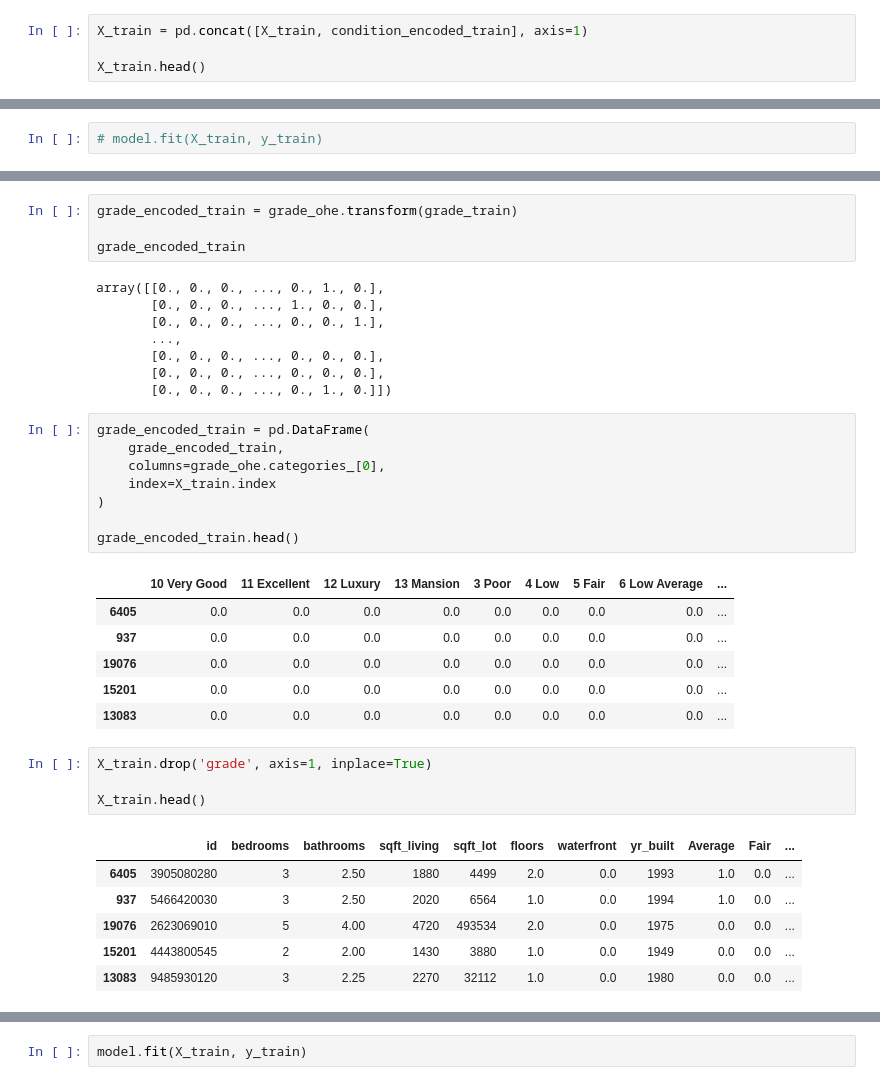
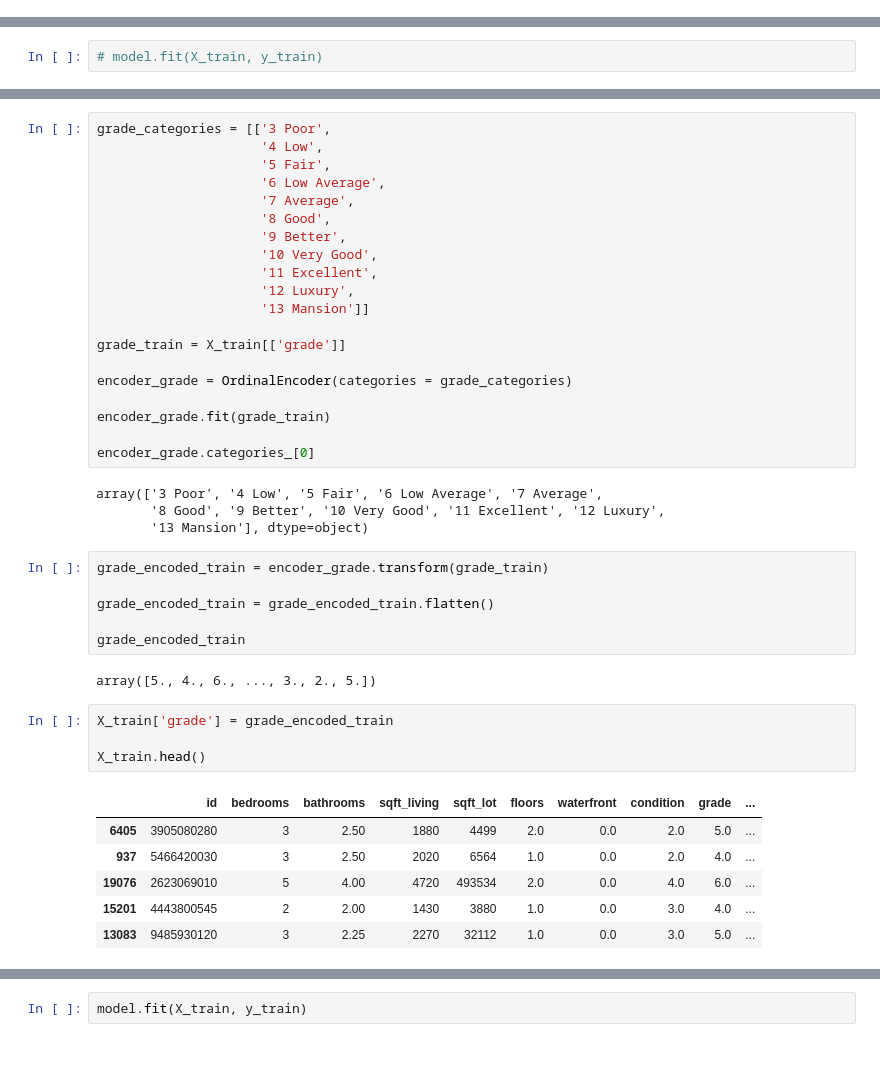
Before and after one commit to ChumpyDuelle/dsc-phase-2-project-v2-3, a Jupyter notebook: student.ipynb, the cells around one changed output, grey strips where cells are left out. Cells and saved outputs as stored; diff of their text form; blank space fills up the shorter version.

```diff
--- a/student.ipynb
+++ b/student.ipynb
@@ -355,4 +337,0 @@ X_train.head()
-# %%
-X_train = pd.concat([X_train, condition_encoded_train], axis=1)
-
-X_train.head()
@@ -400,38 +360,43 @@ grade_ohe.categories_
+# %%
+grade_categories = [['3 Poor',
+                     '4 Low',
+                     '5 Fair',
+                     '6 Low Average',
+                     '7 Average',
+                     '8 Good',
+                     '9 Better',
+                     '10 Very Good',
+                     '11 Excellent',
+                     '12 Luxury',
+                     '13 Mansion']]
+
+grade_train = X_train[['grade']]
+
+encoder_grade = OrdinalEncoder(categories = grade_categories)
+
+encoder_grade.fit(grade_train)
+
+encoder_grade.categories_[0]
+# %% [output]
+array(['3 Poor', '4 Low', '5 Fair', '6 Low Average', '7 Average',
+       '8 Good', '9 Better', '10 Very Good', '11 Excellent', '12 Luxury',
+       '13 Mansion'], dtype=object)
 # %%
-grade_encoded_train = grade_ohe.transform(grade_train)
+grade_encoded_train = encoder_grade.transform(grade_train)
+
+grade_encoded_train = grade_encoded_train.flatten()
 
 grade_encoded_train
 # %% [output]
-array([[0., 0., 0., ..., 0., 1., 0.],
-       [0., 0., 0., ..., 1., 0., 0.],
-       [0., 0., 0., ..., 0., 0., 1.],
-       ...,
-       [0., 0., 0., ..., 0., 0., 0.],
-       [0., 0., 0., ..., 0., 0., 0.],
-       [0., 0., 0., ..., 0., 1., 0.]])
+array([5., 4., 6., ..., 3., 2., 5.])
-# %%
-grade_encoded_train = pd.DataFrame(
-    grade_encoded_train,
-    columns=grade_ohe.categories_[0],
-    index=X_train.index
-)
-
-grade_encoded_train.head()
-# %% [output]
-|  | 10 Very Good | 11 Excellent | 12 Luxury | 13 Mansion | 3 Poor | 4 Low | 5 Fair | 6 Low Average | ... |
-| 6405 | 0.0 | 0.0 | 0.0 | 0.0 | 0.0 | 0.0 | 0.0 | 0.0 | ... |
-| 937 | 0.0 | 0.0 | 0.0 | 0.0 | 0.0 | 0.0 | 0.0 | 0.0 | ... |
-| 19076 | 0.0 | 0.0 | 0.0 | 0.0 | 0.0 | 0.0 | 0.0 | 0.0 | ... |
-| 15201 | 0.0 | 0.0 | 0.0 | 0.0 | 0.0 | 0.0 | 0.0 | 0.0 | ... |
-| 13083 | 0.0 | 0.0 | 0.0 | 0.0 | 0.0 | 0.0 | 0.0 | 0.0 | ... |
 # %%
-X_train.drop('grade', axis=1, inplace=True)
+X_train['grade'] = grade_encoded_train
 
 X_train.head()
 # %% [output]
-|  | id | bedrooms | bathrooms | sqft_living | sqft_lot | floors | waterfront | yr_built | Average | Fair | ... |
-| 6405 | 3905080280 | 3 | 2.50 | 1880 | 4499 | 2.0 | 0.0 | 1993 | 1.0 | 0.0 | ... |
-| 937 | 5466420030 | 3 | 2.50 | 2020 | 6564 | 1.0 | 0.0 | 1994 | 1.0 | 0.0 | ... |
-| 19076 | 2623069010 | 5 | 4.00 | 4720 | 493534 | 2.0 | 0.0 | 1975 | 0.0 | 0.0 | ... |
-| 15201 | 4443800545 | 2 | 2.00 | 1430 | 3880 | 1.0 | 0.0 | 1949 | 0.0 | 0.0 | ... |
-| 13083 | 9485930120 | 3 | 2.25 | 2270 | 32112 | 1.0 | 0.0 | 1980 | 0.0 | 0.0 | ... |
+|  | id | bedrooms | bathrooms | sqft_living | sqft_lot | floors | waterfront | condition | grade | ... |
+| 6405 | 3905080280 | 3 | 2.50 | 1880 | 4499 | 2.0 | 0.0 | 2.0 | 5.0 | ... |
+| 937 | 5466420030 | 3 | 2.50 | 2020 | 6564 | 1.0 | 0.0 | 2.0 | 4.0 | ... |
+| 19076 | 2623069010 | 5 | 4.00 | 4720 | 493534 | 2.0 | 0.0 | 4.0 | 6.0 | ... |
+| 15201 | 4443800545 | 2 | 2.00 | 1430 | 3880 | 1.0 | 0.0 | 3.0 | 4.0 | ... |
+| 13083 | 9485930120 | 3 | 2.25 | 2270 | 32112 | 1.0 | 0.0 | 3.0 | 5.0 | ... |
```
Also changed, not shown: parts of 110 cells of this notebook.
